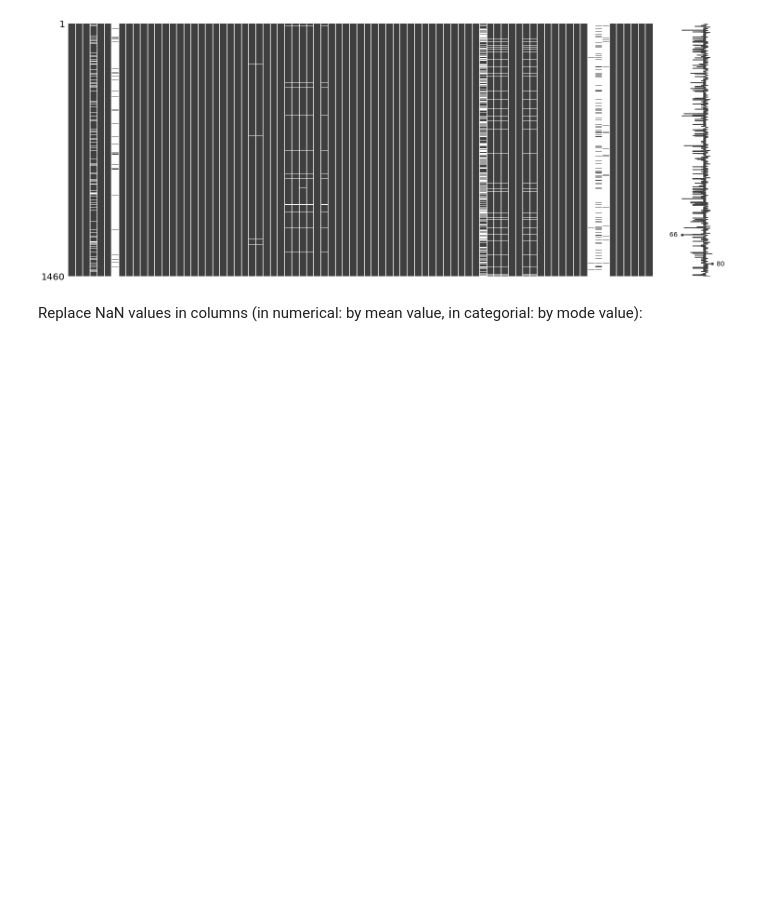
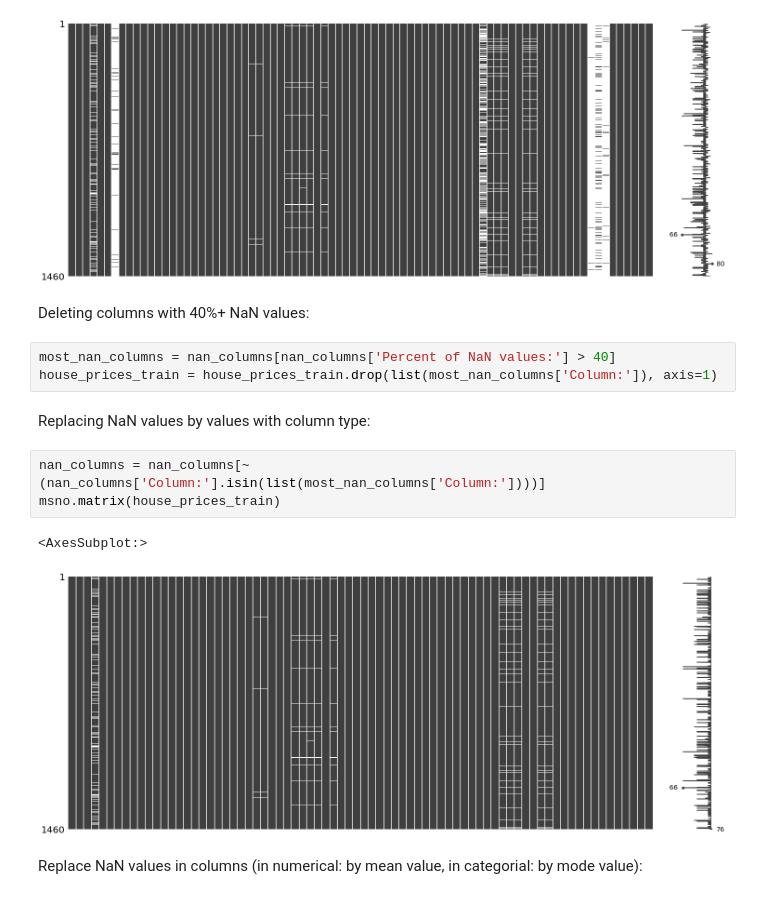
Before and after one commit to yuramorozov01/house_prices_prediction, a Jupyter notebook: house_prices.ipynb, the cells around one changed output. Saved outputs shown, nothing was run; the diff lists cells and outputs as text; blank space fills up the shorter version.

```diff
--- a/house_prices.ipynb
+++ b/house_prices.ipynb
@@ -48,6 +48,19 @@ print(nan_columns.sort_values(by='Amount of NaN values:', ascending=False).reset
 17    MasVnrType                      8                0.547945
 18    Electrical                      1                0.068493
 [figure]
+# %% [markdown]
+Deleting columns with 40%+ NaN values:
+# %%
+most_nan_columns = nan_columns[nan_columns['Percent of NaN values:'] > 40]
+house_prices_train = house_prices_train.drop(list(most_nan_columns['Column:']), axis=1)
+# %% [markdown]
+Replacing NaN values by values with column type:
+# %%
+nan_columns = nan_columns[~(nan_columns['Column:'].isin(list(most_nan_columns['Column:'])))]
+msno.matrix(house_prices_train)
+# %% [output]
+<AxesSubplot:>
+[figure, added]
 # %% [markdown]
 Replace NaN values in columns (in numerical: by mean value, in categorial: by mode value):
 # %%
```
Also changed, not shown: parts of 9 cells of this notebook, 1 other file.
